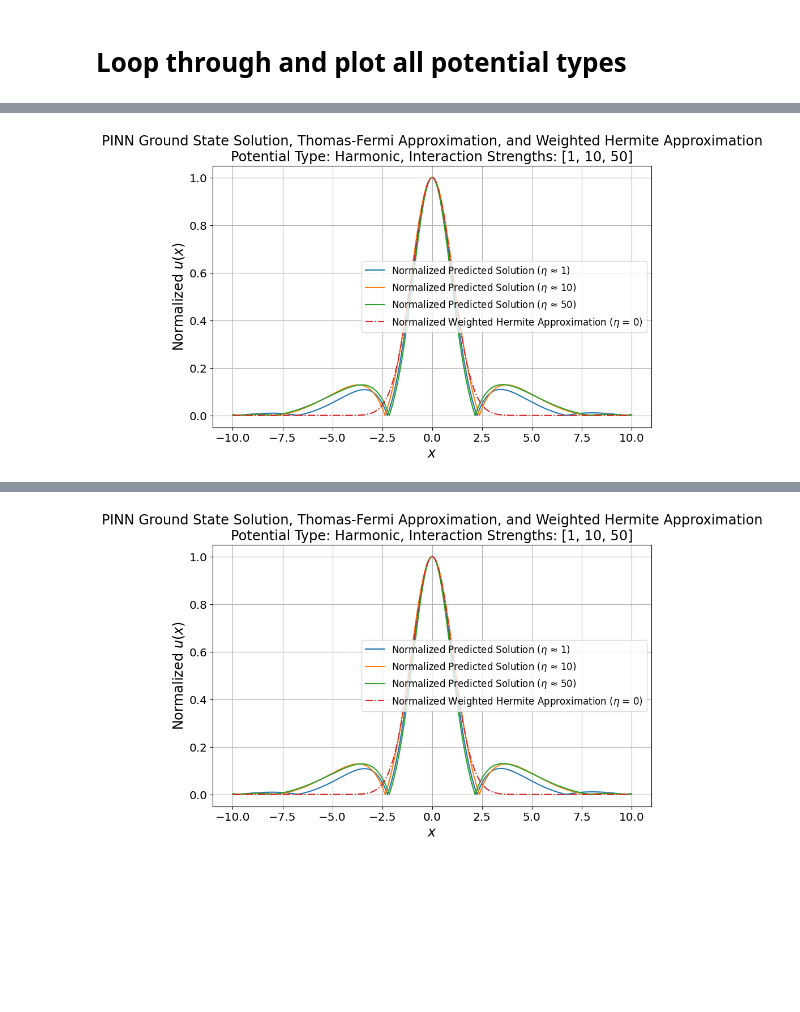
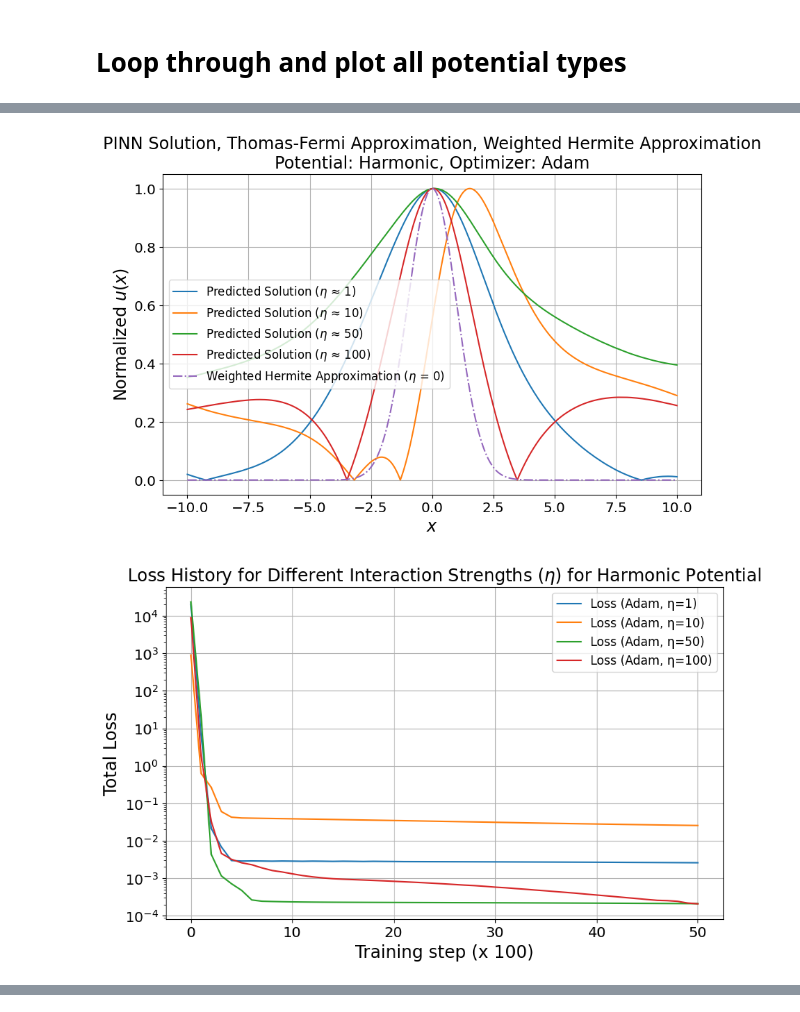
Before and after one commit to LevBahn/Gross-Pitaevskii-Eigenvalue-problem, a Jupyter notebook: Notebooks/Paper/Gross_Pitaevskii_1D_Different_Optimizers.ipynb, the cells around one changed output, grey strips where cells are left out. Saved outputs shown, nothing was run; the diff lists cells and outputs as text; code cells hidden in the pictures; blank space fills up the shorter version.

Commit message:
Intermediate changes for different optimizers

```diff
--- a/Notebooks/Paper/Gross_Pitaevskii_1D_Different_Optimizers.ipynb
+++ b/Notebooks/Paper/Gross_Pitaevskii_1D_Different_Optimizers.ipynb
@@ -770,9 +796,9 @@ def plot_loss_history(loss_histories, etas, save_path='plots/loss_history.png',
 
     Parameters
     ----------
-    loss_histories : dict of str -> list of float
-        A dictionary where each key is an optimizer name (e.g., "Adam", "LBFGS"),
-        and the corresponding value is a list of loss values recorded during training.
+    loss_histories : dict of (eta, optimizer) -> list of float
+        A dictionary where each key is a tuple (eta, optimizer name) and
+        the corresponding value is a list of loss values recorded during training.
     etas : list of float
         A list of eta values corresponding to each loss history.
     save_path : str, optional
@@ -788,8 +814,8 @@ def plot_loss_history(loss_histories, etas, save_path='plots/loss_history.png',
     os.makedirs(os.path.dirname(save_path), exist_ok=True)
 
     plt.figure(figsize=(10, 6))
-    for optimizer_name, loss_history in loss_histories.items():
-        plt.plot(loss_history, label=f'Loss ({optimizer_name})')
+    for (eta, optimizer_name), loss_history in loss_histories.items():
+        plt.plot(loss_history, label=f'Loss ({optimizer_name}, η={eta})')
 
     plt.xlabel('Training step (x 100)', fontsize="xx-large")
     plt.ylabel('Total Loss', fontsize="xx-large")
@@ -819,7 +884,7 @@ X = np.linspace(lb, ub, N_f).reshape(-1, 1)  # Input grid for training
 
 # Test points
 X_test = np.linspace(lb, ub, N_f).reshape(-1, 1)  # Test points for prediction
-etas = [1, 10, 50]  # Interaction strengths
+etas = [1, 10, 50, 100]  # Interaction strengths
 
 # Weights for loss terms
 weights = [50.0, 1.0, 2.0, 10.0, 50.0]
@@ -833,19 +898,35 @@ potential_types = ['harmonic']
 for potential_type in potential_types:
 
     # Train and save models and loss history for different interaction strengths
-    models = [] # Store all trained models
+    models = {}  # Dictionary to store models per optimizer
     prev_model = None  # For eta = 1, use the weighted hermite approximation
-    loss_histories = { "Adam": [], "Shampoo": [] }
+    loss_histories = {}  # Store loss history for each (eta, optimizer) pair
+    lambda_pde_histories = {}  # Store lambda_pde values for each eta
     for eta in etas:
         model_save_path = f"trained_model_eta_{eta}.pth"
-        model, loss_history = train_and_save_pinn(X, N_u=N_u, N_f=N_f, layers=layers, eta=eta, epochs=epochs, lb=lb, ub=ub,
-                                                  weights=weights, model_save_path=model_save_path,
-                                                  potential_type=potential_type, prev_model=prev_model)
+        model, loss_history, lambda_pde_history = train_and_save_pinn(X, N_u=N_u, N_f=N_f, layers=layers, eta=eta,
+                                                                      epochs=epochs, lb=lb, ub=ub,
+                                                                      weights=weights, model_save_path=model_save_path,
+                                                                      potential_type=potential_type, prev_model=prev_model)
         prev_model = model  # Store the trained model for the next iteration
-        models.append(model)
-        for optimizer_name in loss_histories:
-            loss_histories[optimizer_name].extend(loss_history[optimizer_name])
 
-    # Predict and plot the solutions for all models
-    predict_and_plot(models, etas, X_test, save_path='plots/predicted_solutions_{potential_type}.png', potential_type=potential_type, prev_prediction=prev_model)
+        # Store loss histories and optimizer names for optimizers
+        for (eta_key, optimizer_name), loss_values in loss_history.items():
+            if optimizer_name not in models:
+                models[optimizer_name] = []
+            models[optimizer_name].append(model)  # Store the trained model
+            loss_histories.setdefault((eta_key, optimizer_name), []).extend(loss_values)
+
+        # Store λ_PDE histories per optimizer
+        for (eta_key, optimizer_name), lambda_values in lambda_pde_history.items():
+            lambda_pde_histories.setdefault((eta_key, optimizer_name), []).extend(lambda_values)
+
+    # Predict and plot the solutions for each optimizer separately
+    predict_and_plot(models, etas, list(models.keys()), X_test, save_path='plots/predicted_solutions_{potential_type}.png', potential_type=potential_type, prev_prediction=prev_model)
+
+    # Plot the loss history for all etas
+    plot_loss_history(loss_histories, etas, save_path='plots/loss_history_{potential_type}.png', potential_type=potential_type)
+
+    # Plot lambda_pde history for all etas
+    plot_lambda_pde(lambda_pde_histories, etas, save_path=f'plots/lambda_pde_{potential_type}.png')
 # %% [output]
@@ -869 +951,2 @@ for potential_type in potential_types:
-[figure, old version]
+[figure, new version]
+[figure, added]
@@ -870,5 +953,0 @@ for potential_type in potential_types:
-# %%
-# Predict and plot the solutions for all models
-predict_and_plot(models, etas, X_test, save_path='plots/predicted_solutions_{potential_type}.png', potential_type=potential_type, prev_prediction=prev_model)
-# %% [output]
-[figure, removed]
```
Also changed, not shown: parts of 8 cells of this notebook, 6 other files.
